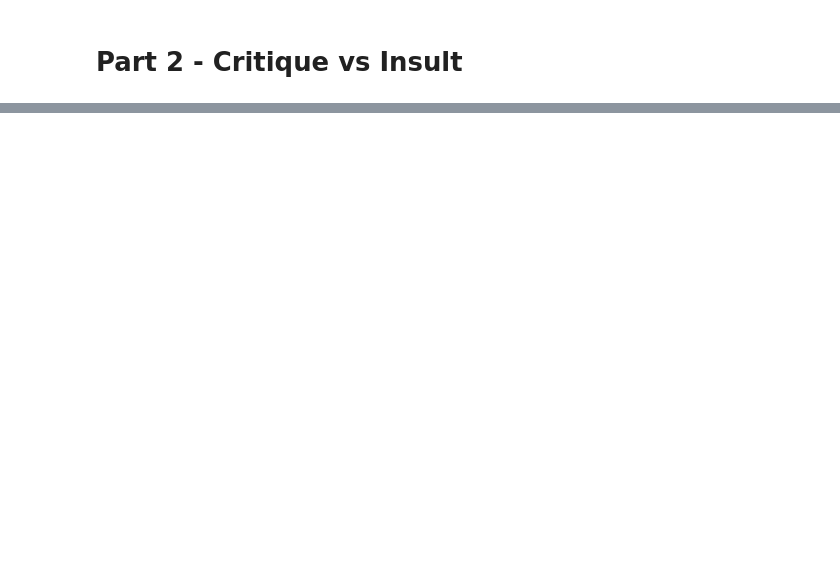
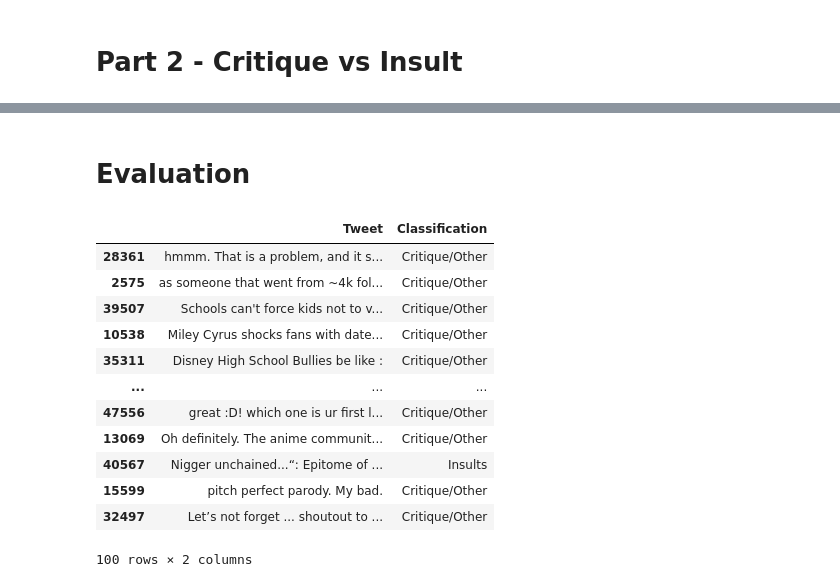
Before and after one commit to philbeliveau/Text_miningProject, a Jupyter notebook: Notebook/Cyberbullying_Exploration.ipynb, the cells around one changed output, grey strips where cells are left out. Drawn from its saved outputs; the diff is of its cells as text; code cells hidden in the pictures; blank space fills up the shorter version.

```diff
--- a/Notebook/Cyberbullying_Exploration.ipynb
+++ b/Notebook/Cyberbullying_Exploration.ipynb
@@ -362,4 +110,0 @@ rape jokes jokes dobj makes
-# %%
-for token in doc:
-    print(token.text, token.dep_, token.head.text, token.head.pos_,
-            [child for child in token.children])
@@ -544,0 +222,12 @@ Detecting hate speech requires more than observing specific keywords. Incorporat
+# %%
+def contains_person(subjects, person):
+    person_list = [p for _, p_list in subjects for p in p_list]
+    return str(person) in person_list
+
+df['Has 1st Person'] = df['Subjects'].apply(lambda x: contains_person(x, 1))
+df['Has 2nd Person'] = df['Subjects'].apply(lambda x: contains_person(x, 2))
+df['Has 3rd Person'] = df['Subjects'].apply(lambda x: contains_person(x, 3))
+
+df['Word Count'] = df['Tweet'].apply(lambda x: len(x.split()))
+df['Adjusted Sentiment Score'] = df.apply(lambda row: row['CCOMP or CONJ Children Sum Sentiment'] / len(row['CCOMP or CONJ Children']) if len(row['CCOMP or CONJ Children']) != 0 else 0, axis=1)
+df['Has Capital Word'] = df['Tweet'].apply(lambda x: any(word.isupper() for word in x.split()))
@@ -544,0 +240,16 @@ Detecting hate speech requires more than observing specific keywords. Incorporat
+# %%
+def classify(row):
+    education_terms = ['school', 'schools', 'college', 'graduation']
+    if any(term in word for term in education_terms for word in row['Nouns']):
+        return 'Critique/Other'
+    elif row['Adjusted Sentiment Score'] > -0.12:
+        return 'Critique/Other'
+    elif row['Adjusted Sentiment Score'] < -0.08 and row['Sentiment Score'] > 0.5 and row['Synonyms Sentiment Score'] > 0.2:
+        return 'Critique/Other'
+    elif row['Has Capital Word'] == True and row['Adjusted Sentiment Score'] < -0.03 and 'you' in row['Subjects']:
+        return 'Insults'
+    else:
+        return 'Insults'
+
+df['Classification'] = df.apply(classify, axis=1)
+df
@@ -544,0 +270,27 @@ Detecting hate speech requires more than observing specific keywords. Incorporat
+# %% [markdown]
+# Evaluation
+# %%
+# View result
+pd.set_option('display.max_colwidth', None)
+#df.drop(columns=['Synonyms'])
+# %%
+import pandas as pd
+
+pd.set_option('display.max_rows', 10)
+
+sample_df = df[['Tweet', 'Classification']].sample(100)
+sample_df
+# %% [output]
+|  | Tweet | Classification |
+| 28361 | hmmm. That is a problem, and it s... | Critique/Other |
+| 2575 | as someone that went from ~4k fol... | Critique/Other |
+| 39507 | Schools can't force kids not to v... | Critique/Other |
+| 10538 | Miley Cyrus shocks fans with date... | Critique/Other |
+| 35311 | Disney High School Bullies be like : | Critique/Other |
+| ... | ... | ... |
+| 47556 | great :D! which one is ur first l... | Critique/Other |
+| 13069 | Oh definitely. The anime communit... | Critique/Other |
+| 40567 | Nigger unchained...“: Epitome of ... | Insults |
+| 15599 | pitch perfect parody. My bad. | Critique/Other |
+| 32497 | Let’s not forget ... shoutout to ... | Critique/Other |
+100 rows × 2 columns
```
Also changed, not shown: parts of 47 cells of this notebook, 3 other files.
